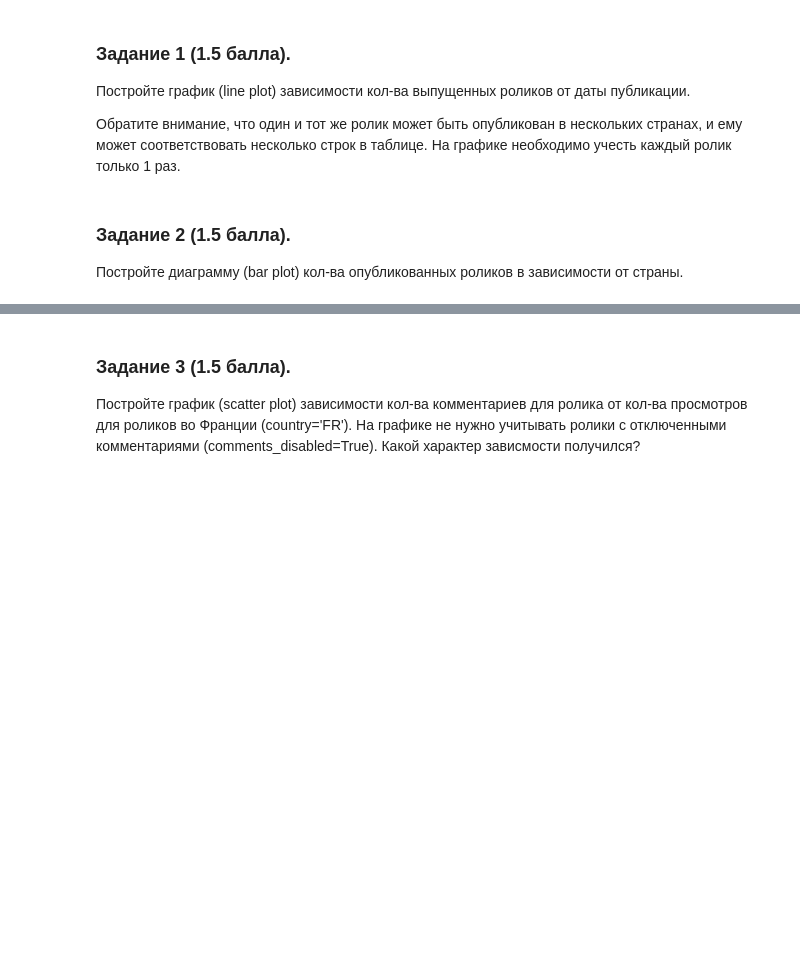
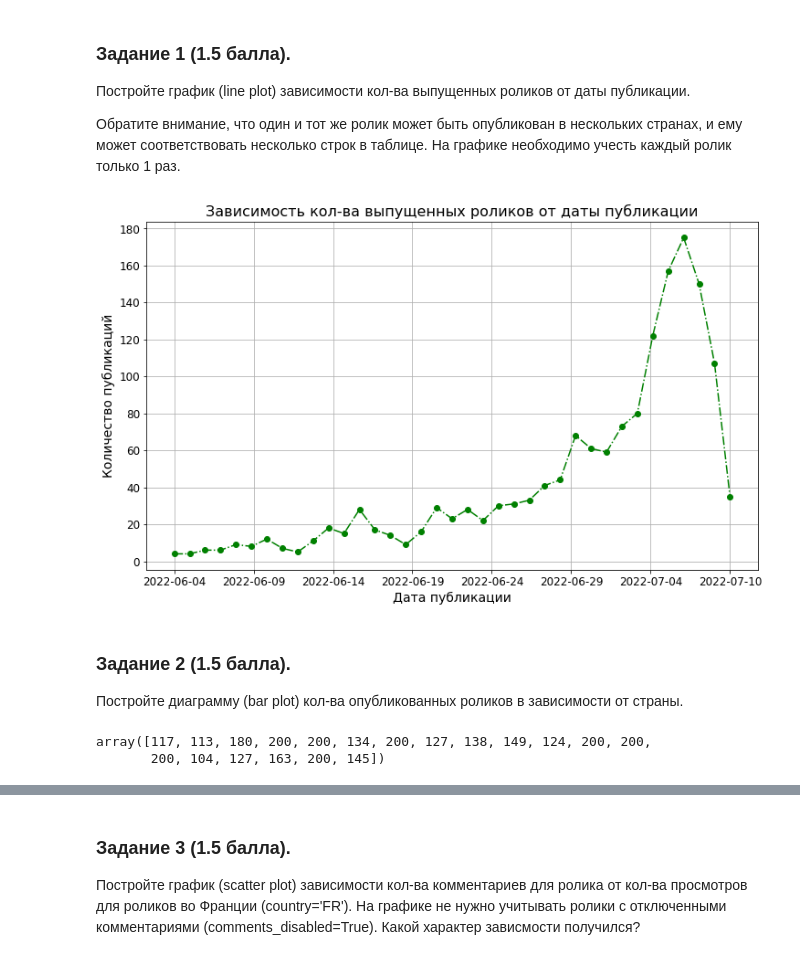
Before and after one commit to DSFed8889/msu_ML_spring_2022, a Jupyter notebook: numpy_pandas_matplotlib_2022.ipynb, the cells around one changed output, grey strips where cells are left out. Drawn from its saved outputs; the diff is of its cells as text; code cells hidden in the pictures; blank space fills up the shorter version.

```diff
--- a/numpy_pandas_matplotlib_2022.ipynb
+++ b/numpy_pandas_matplotlib_2022.ipynb
@@ -291,0 +306,3 @@ data[data['video_id'] == 'bM6ren2tPU8']['title'].values[0]
+# %%
+data.loc[data['categoryId'] == 17, 'categoryId'] = 16
+data['categoryId'].unique()
@@ -303,0 +321,2 @@ data[data['video_id'] == 'bM6ren2tPU8']['title'].values[0]
+# %%
+data.loc[data['tags'] == '[none]', 'tags'] = ''
@@ -350,3 +372,24 @@ import matplotlib.pyplot as plt
+# %%
+dates = data[['video_id', 'publishedAt']].sort_values('publishedAt')
+dates = dates[~dates.duplicated()]['publishedAt'].dt.date
+y_vals = dates.value_counts(sort=False).to_numpy().reshape(-1,)
+x_vals = np.array(dates.value_counts(sort=False).axes).reshape(-1,)
+# %%
+plt.figure(figsize=(12,7))
+
+# заголовок
+plt.title('Зависимость кол-ва выпущенных роликов от даты публикации', fontsize=16)
+plt.plot(x_vals, y_vals, linestyle='-.', marker='o', color='g')
+plt.grid(True)
+plt.xlabel('Дата публикации', fontsize=14)
+plt.ylabel('Количество публикаций', fontsize=14)
+plt.xticks(pd.date_range(x_vals[0], x_vals[-1], periods=8).tolist(),
+           map(lambda x: str(x.date()), pd.date_range(x_vals[0], x_vals[-1], periods=8).tolist()), fontsize=12)
+plt.yticks(range(0,  200, 20), fontsize=12)
+
+plt.show()
+# %% [output]
+[figure, added]
 # %% [markdown]
 ### Задание 2 (1.5 балла).
 Постройте диаграмму  (bar plot) кол-ва опубликованных роликов в зависимости от страны.
@@ -354,0 +396,7 @@ import matplotlib.pyplot as plt
+# %%
+contries = sorted(data['country'].unique())
+counts = data['country'].sort_values().value_counts(sort=False).to_numpy()
+counts
+# %% [output]
+array([117, 113, 180, 200, 200, 134, 200, 127, 138, 149, 124, 200, 200,
+       200, 104, 127, 163, 200, 145])
```
Also changed, not shown: parts of 17 cells of this notebook.
